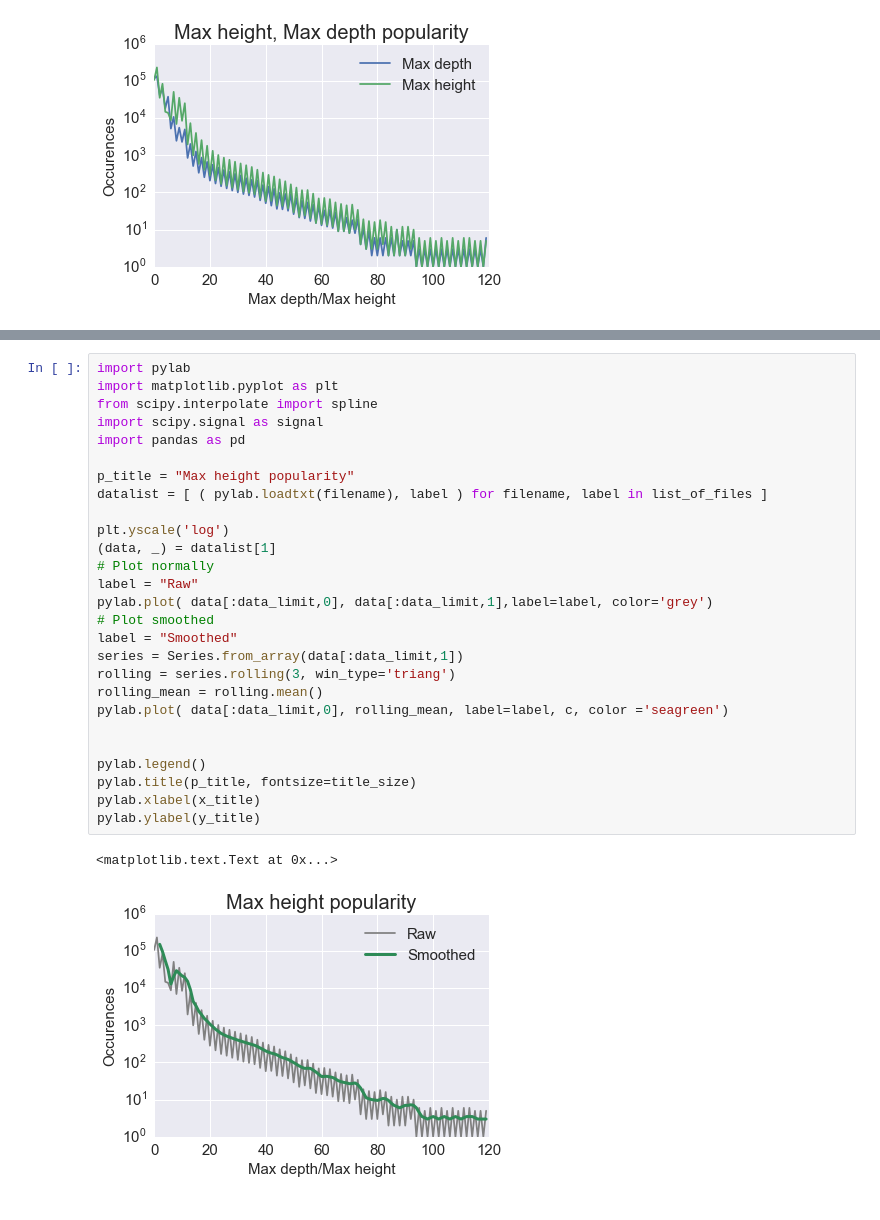
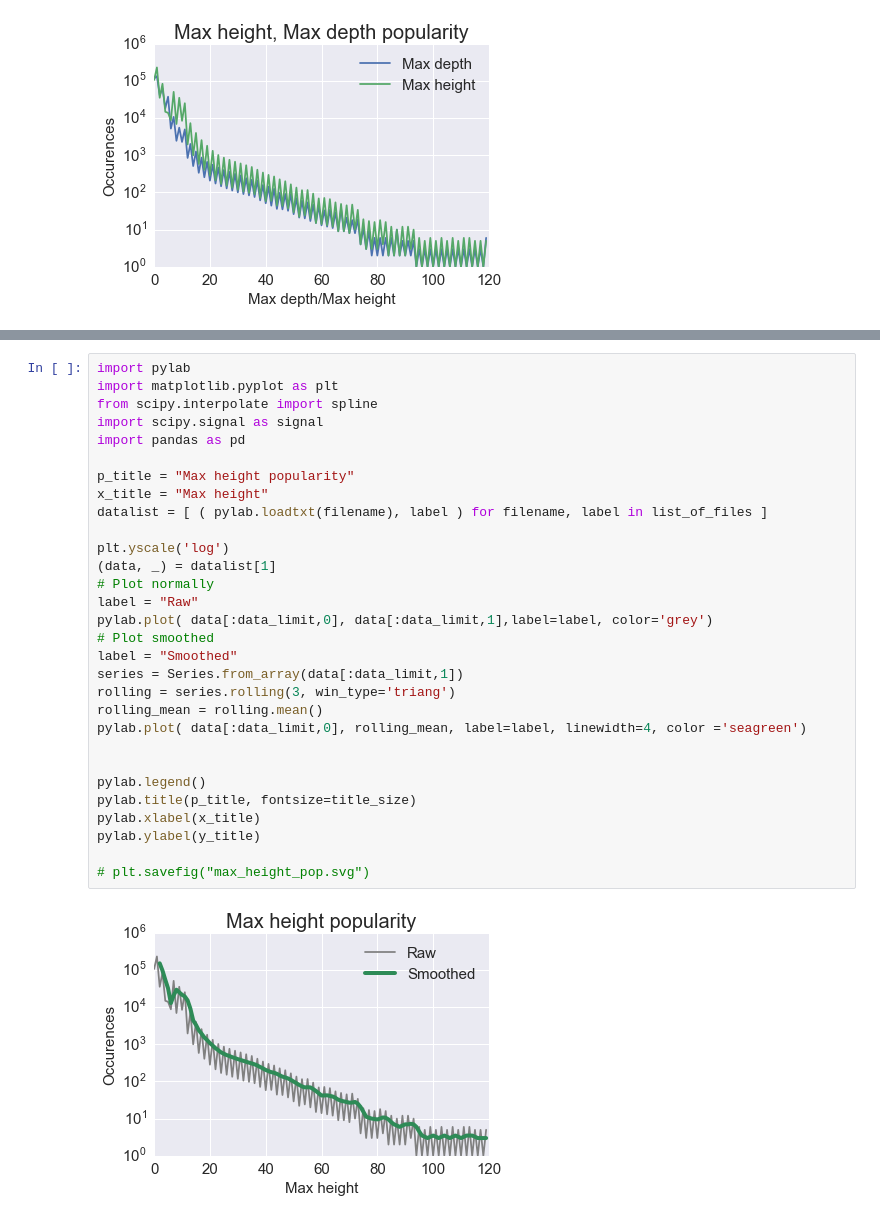
Before and after one commit to szoupanos/aiida_experiments, a Jupyter notebook: dbpath_experiments/graphs_max_depth_height.ipynb, the cells around one changed output, grey strips where cells are left out. Drawn from its saved outputs; the diff is of its cells as text.

```diff
--- a/dbpath_experiments/graphs_max_depth_height.ipynb
+++ b/dbpath_experiments/graphs_max_depth_height.ipynb
@@ -124,30 +126,32 @@ pylab.ylabel(y_title)
 # %%
 import pylab
 import matplotlib.pyplot as plt
 from scipy.interpolate import spline
 import scipy.signal as signal
 import pandas as pd
 
 p_title = "Max height popularity"
+x_title = "Max height"
 datalist = [ ( pylab.loadtxt(filename), label ) for filename, label in list_of_files ]
 
 plt.yscale('log')
 (data, _) = datalist[1]
 # Plot normally
 label = "Raw"
 pylab.plot( data[:data_limit,0], data[:data_limit,1],label=label, color='grey')
 # Plot smoothed
 label = "Smoothed"
 series = Series.from_array(data[:data_limit,1])
 rolling = series.rolling(3, win_type='triang')
 rolling_mean = rolling.mean()
-pylab.plot( data[:data_limit,0], rolling_mean, label=label, c, color ='seagreen')
+pylab.plot( data[:data_limit,0], rolling_mean, label=label, linewidth=4, color ='seagreen')
 
 
 pylab.legend()
 pylab.title(p_title, fontsize=title_size)
 pylab.xlabel(x_title)
 pylab.ylabel(y_title)
+
+# plt.savefig("max_height_pop.svg")
 # %% [output]
-<matplotlib.text.Text at 0x...>
-[figure, old version]
+[figure, new version]
```
Also changed, not shown: parts of 1 cell of this notebook, 3 other files.
